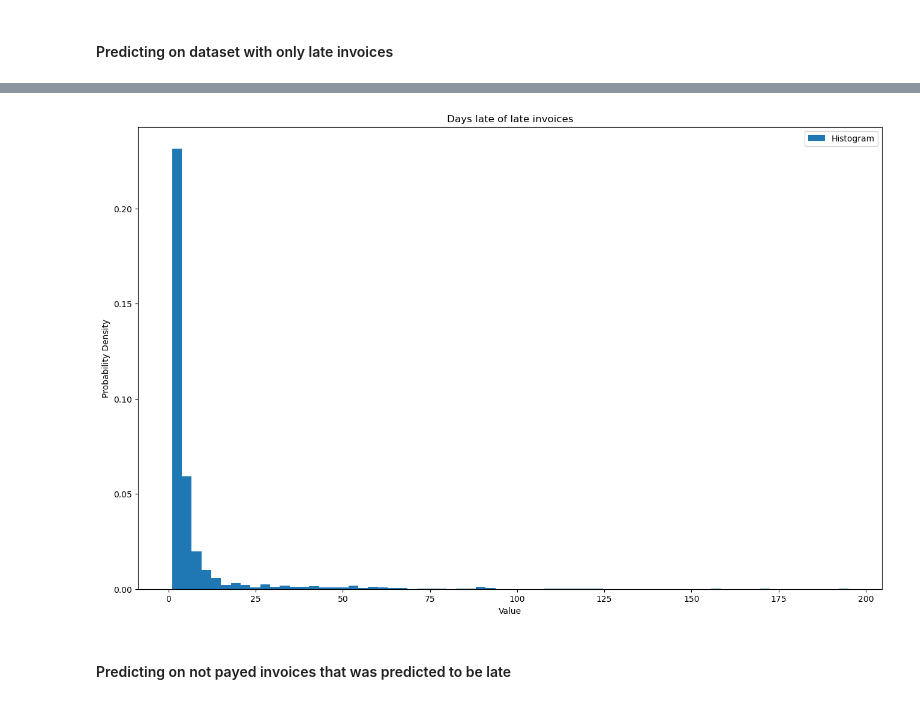
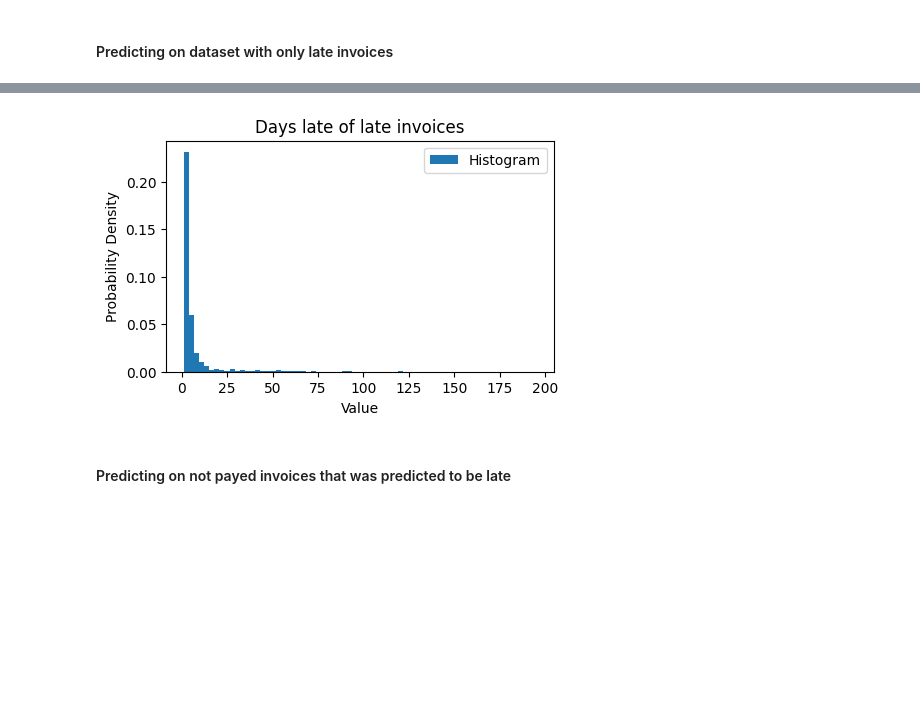
Before and after one commit to Remasproblemas/dv2599_project, a Jupyter notebook: main.ipynb, the cells around one changed output, grey strips where cells are left out. Drawn from its saved outputs; the diff is of its cells as text; code cells hidden in the pictures; blank space fills up the shorter version.

```diff
--- a/main.ipynb
+++ b/main.ipynb
@@ -1066,20 +1217,20 @@ plt.show()
 # %%
 #Calculating the widht size of the bins in the histogram
 n = len(y_test)
 bins = np.ceil((max(y_test)-min(y_test))/(3.5*np.std(y_test)/n**(1/3)))
 
 #Plotting the values to a histogram
-plt.figure(figsize=(16,10))
+plt.figure(figsize=(5, 3))
 plt.hist(y_test, bins=int(bins), density=True, label="Histogram")
 
 #Plotting the normal curve
 plt.xlabel('Value')
 plt.ylabel('Probability Density')
 plt.title('Days late of late invoices')
 plt.legend()
 plt.show()
 # %% [output]
-[figure, old version]
+[figure, new version]
 # %% [markdown]
 #### Predicting on not payed invoices that was predicted to be late
 # %%
```
Also changed, not shown: parts of 37 cells of this notebook.
